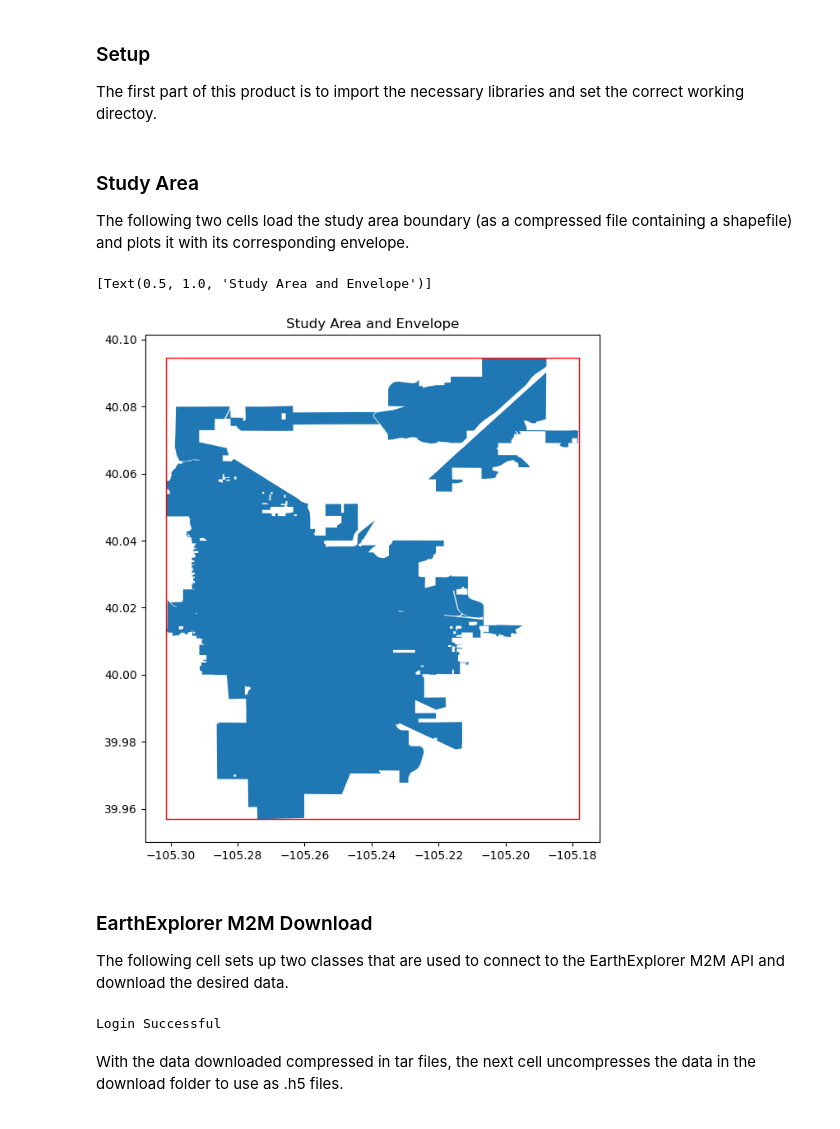
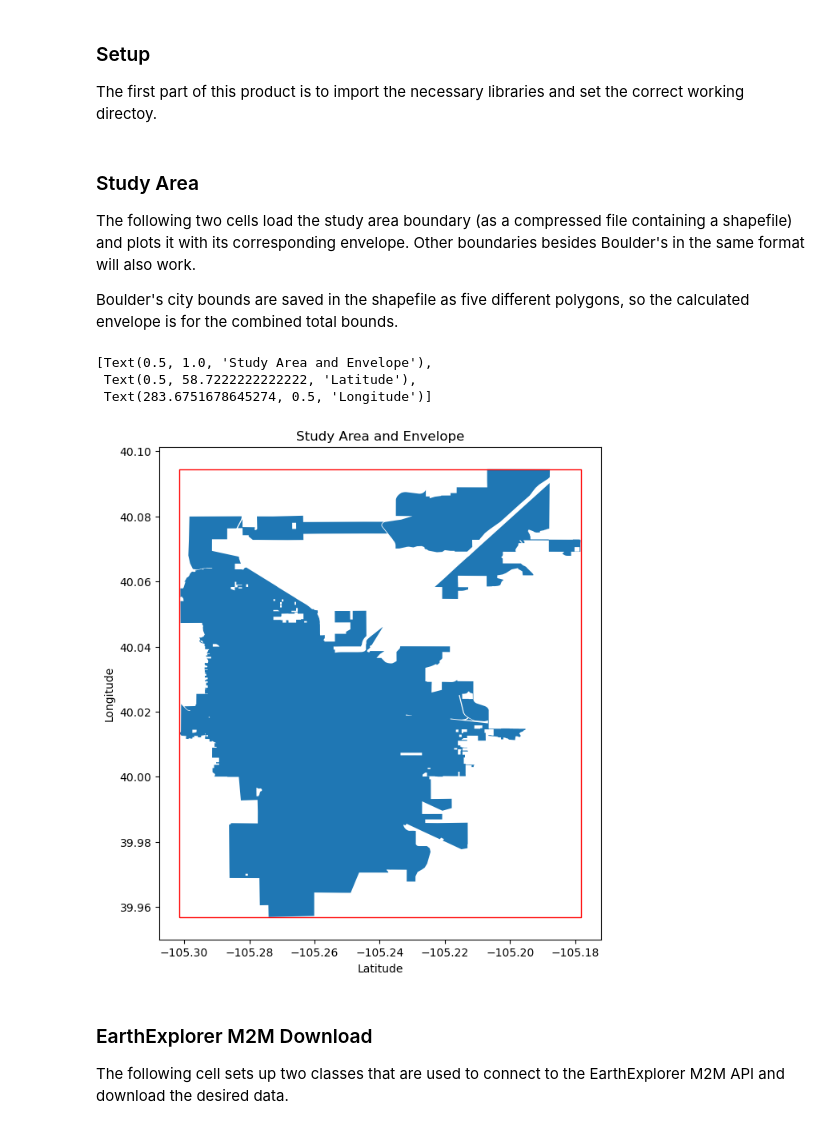
Before and after one commit to paulaeperez/ea-uhi-final-project, a Jupyter notebook: uhi-ecostress-download.ipynb, the cells around one changed output. Drawn from its saved outputs; the diff is of its cells as text; code cells hidden in the pictures.

```diff
--- a/uhi-ecostress-download.ipynb
+++ b/uhi-ecostress-download.ipynb
@@ -39,7 +46,9 @@ if not os.path.exists(working_dir):
 os.chdir(working_dir)
 # %% [markdown]
 ### Study Area
-The following two cells load the study area boundary (as a compressed file containing a shapefile) and plots it with its corresponding envelope.
+The following two cells load the study area boundary (as a compressed file containing a shapefile) and plots it with its corresponding envelope. Other boundaries besides Boulder's in the same format will also work.
+
+Boulder's city bounds are saved in the shapefile as five different polygons, so the calculated envelope is for the combined total bounds.
 # %%
 # Define boundary
 dir_limits = "area_limits"
@@ -65,13 +74,15 @@ envelope_gdf = gpd.GeoDataFrame(geometry=gpd.GeoSeries(envelope_gdf))
 # %%
 # Plot perimeter and envelope
 fig, ax = plt.subplots(figsize=(12, 8))
 
 limits_gdf.plot(ax=ax)
 envelope_gdf.plot(facecolor='none', edgecolor='red', ax=ax)
-ax.set(title='Study Area and Envelope')
+ax.set(title='Study Area and Envelope', xlabel="Latitude", ylabel="Longitude")
 # %% [output]
-[Text(0.5, 1.0, 'Study Area and Envelope')]
+[Text(0.5, 1.0, 'Study Area and Envelope'),
+ Text(0.5, 58.7222222222222, 'Latitude'),
+ Text(283.6751678645274, 0.5, 'Longitude')]
-[figure, old version]
+[figure, new version]
 # %% [markdown]
 ### EarthExplorer M2M Download
 The following cell sets up two classes that are used to connect to the EarthExplorer M2M API and download the desired data.
@@ -341,15 +352,25 @@ class EarthExplorerDownloader:
                     response = requests.get(download['url'])
                     dld_file.write(response.content)
 # %%
-# Download ECOSTRESS LST Data
+# Download ECOSTRESS LST and Georeferencing Data
 bbox = BBox(limits_gdf.total_bounds)
+ee_dir = "eco_lst_test"
+start_date = "2021-01-01"
+end_date = "2021-01-04"
 
-ee_downloader = EarthExplorerDownloader(
+eco_downloader = EarthExplorerDownloader(
     dataset="ECO2LSTE",
-    label="eco_lst_test",
+    label=ee_dir,
+    bbox=bbox,
+    start=start_date,
+    end=end_date,
+    productName="HDF5")
+
+geo_downloader = EarthExplorerDownloader(
+    dataset="ECO1BGEO",
+    label=ee_dir,
     bbox=bbox,
     start="2021-01-01",
-    end="2021-01-04")
+    end="2021-01-04",
+    productName="HDF5")
-# %% [output]
-Login Successful
 # %%
@@ -359,2 +379,0 @@ ee_downloader.download()
-# %% [markdown]
-With the data downloaded compressed in tar files, the next cell uncompresses the data in the download folder to use as .h5 files.
```
Also changed, not shown: parts of 11 cells of this notebook.
